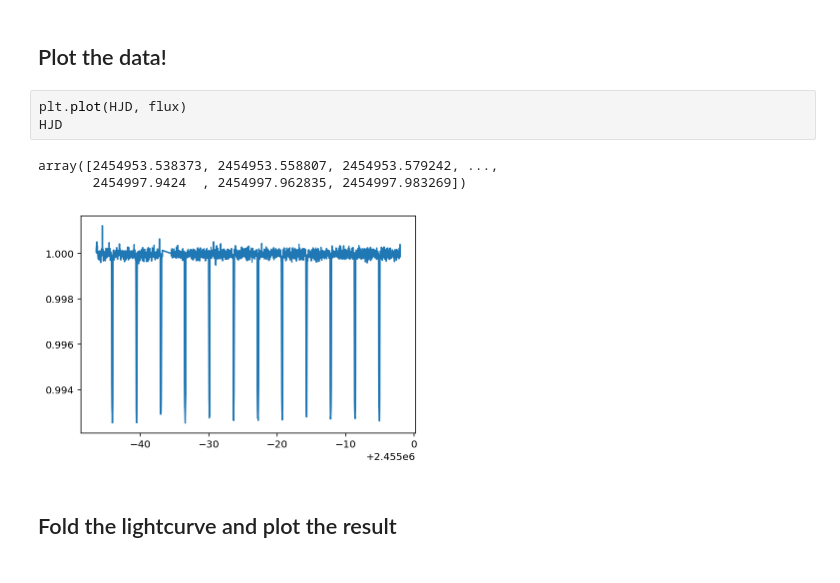
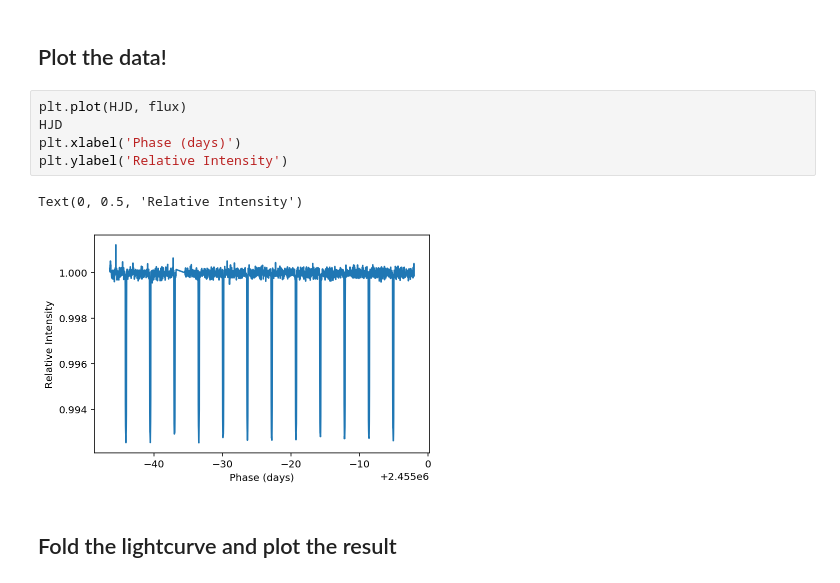
Before and after one commit to brendrach/Computational_Astro_ASTP720, a Jupyter notebook: Assignment_6/Assignment_6.ipynb, the cells around one changed output. Drawn from its saved outputs; the diff is of its cells as text.

```diff
--- a/Assignment_6/Assignment_6.ipynb
+++ b/Assignment_6/Assignment_6.ipynb
@@ -34,10 +34,11 @@ flux = lightcurve_data[:,1]
 # %%
 plt.plot(HJD, flux)
 HJD
+plt.xlabel('Phase (days)')
+plt.ylabel('Relative Intensity')
 # %% [output]
-array([2454953.538373, 2454953.558807, 2454953.579242, ...,
-       2454997.9424  , 2454997.962835, 2454997.983269])
+Text(0, 0.5, 'Relative Intensity')
-[figure, old version]
+[figure, new version]
 # %% [markdown]
 ## Fold the lightcurve and plot the result
 # %%
```
Also changed, not shown: parts of 1 cell of this notebook, 1 other file.
